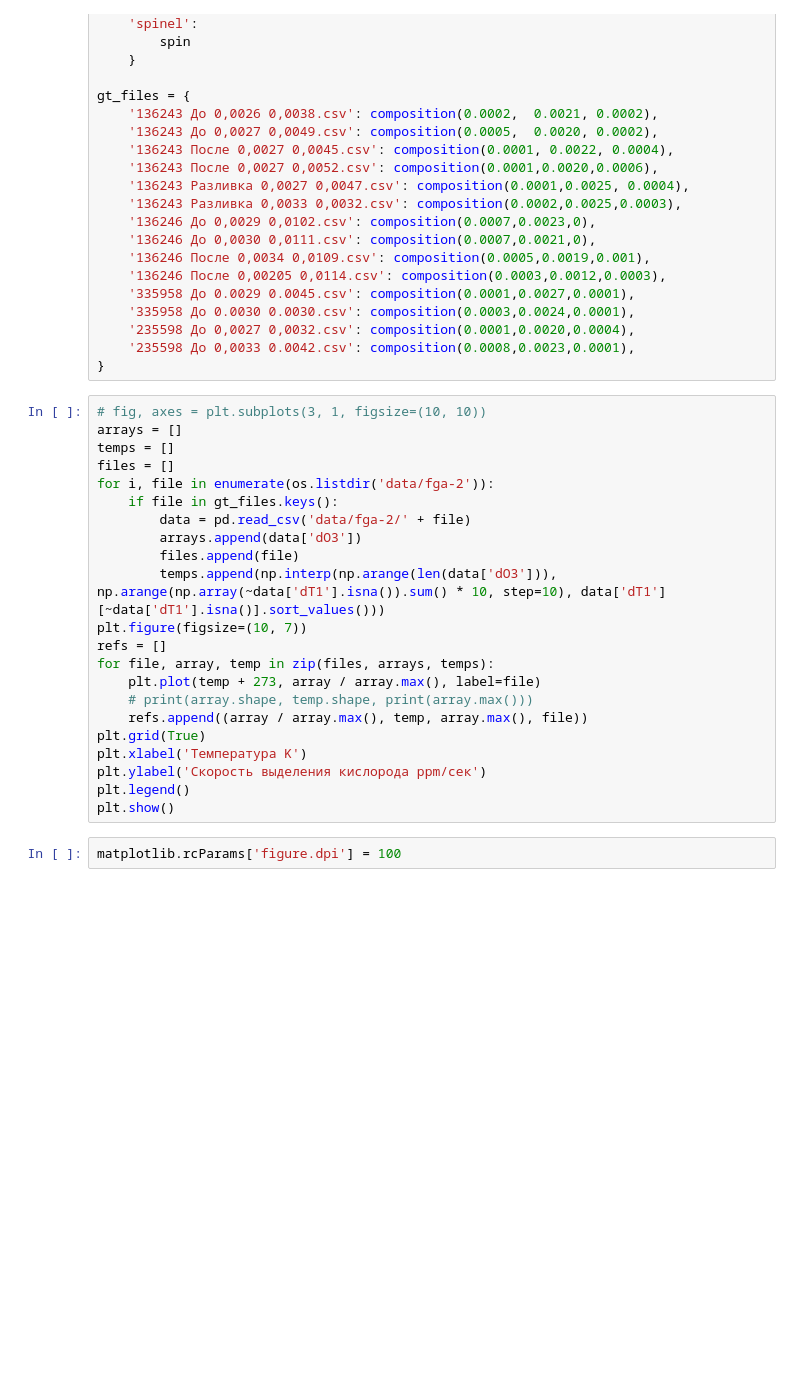
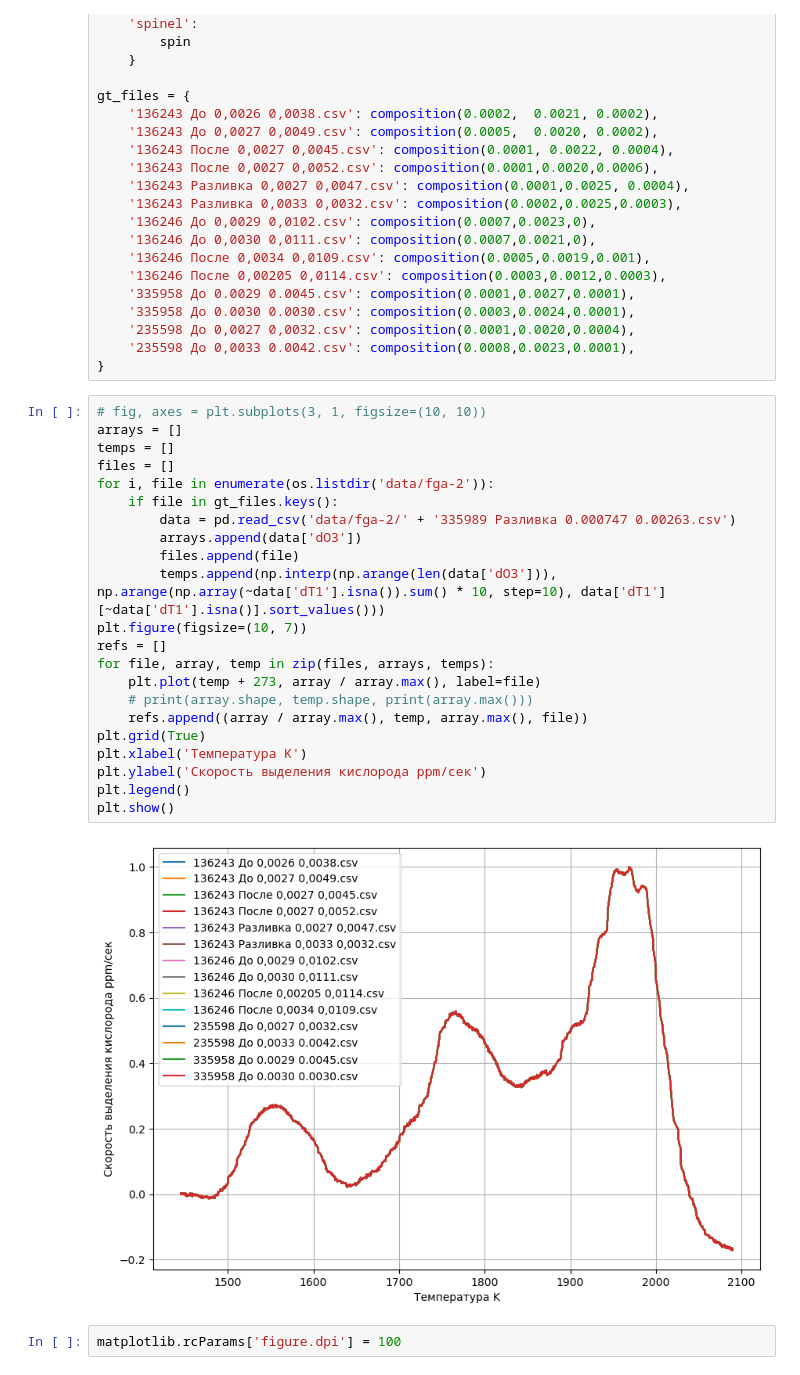
Before and after one commit to Doodox098/Oxides, a Jupyter notebook: oxid-m-edition (6).ipynb, the cells around one changed output. Drawn from its saved outputs; the diff is of its cells as text; blank space fills up the shorter version.

```diff
--- a/oxid-m-edition (6).ipynb
+++ b/oxid-m-edition (6).ipynb
@@ -174,25 +176,27 @@ gt_files = {
 # %%
 # fig, axes = plt.subplots(3, 1, figsize=(10, 10))
 arrays = []
 temps = []
 files = []
 for i, file in enumerate(os.listdir('data/fga-2')):
     if file in gt_files.keys():
-        data = pd.read_csv('data/fga-2/' + file)
+        data = pd.read_csv('data/fga-2/' + '335989 Разливка 0.000747 0.00263.csv')
         arrays.append(data['dO3'])
         files.append(file)
         temps.append(np.interp(np.arange(len(data['dO3'])), np.arange(np.array(~data['dT1'].isna()).sum() * 10, step=10), data['dT1'][~data['dT1'].isna()].sort_values()))
 plt.figure(figsize=(10, 7))
 refs = []
 for file, array, temp in zip(files, arrays, temps):
     plt.plot(temp + 273, array / array.max(), label=file)
     # print(array.shape, temp.shape, print(array.max()))
     refs.append((array / array.max(), temp, array.max(), file))
 plt.grid(True)
 plt.xlabel('Температура K')
 plt.ylabel('Скорость выделения кислорода ppm/сек')
 plt.legend()
 plt.show()
+# %% [output]
+[figure, added]
 # %%
 matplotlib.rcParams['figure.dpi'] = 100
 # %%
```
Also changed, not shown: parts of 8 cells of this notebook, 5 other files.
